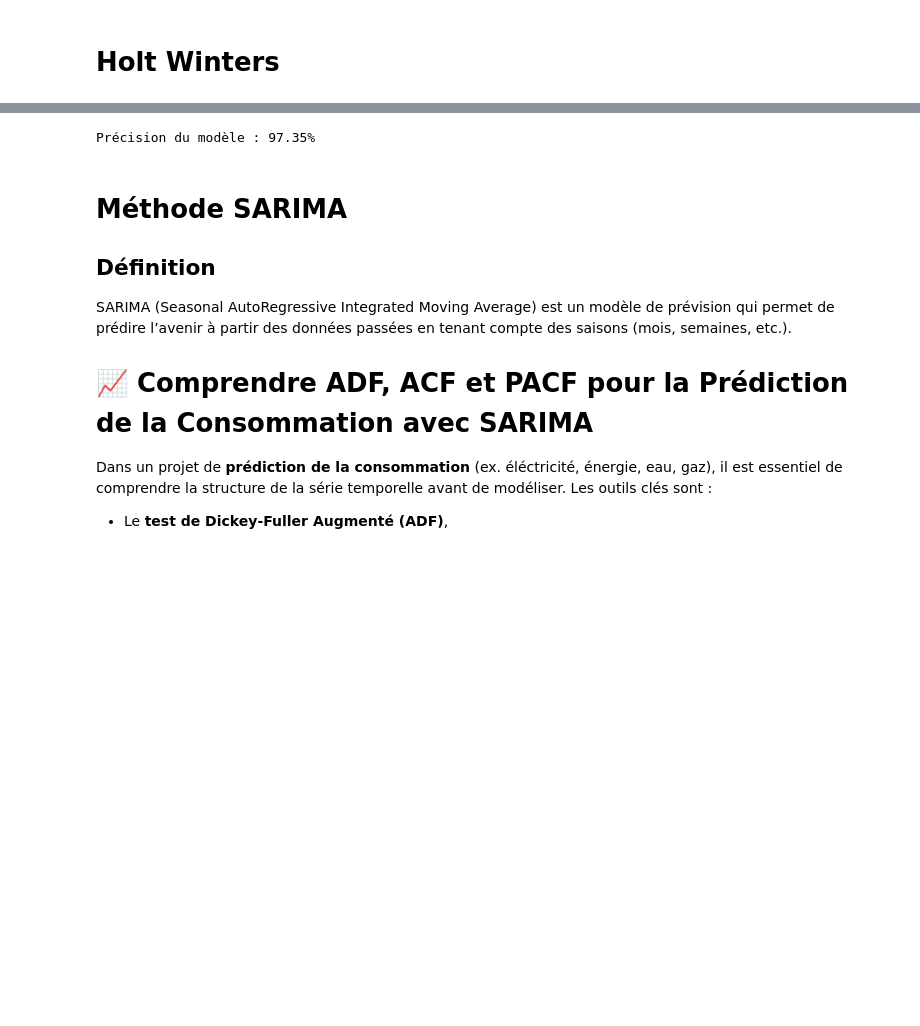
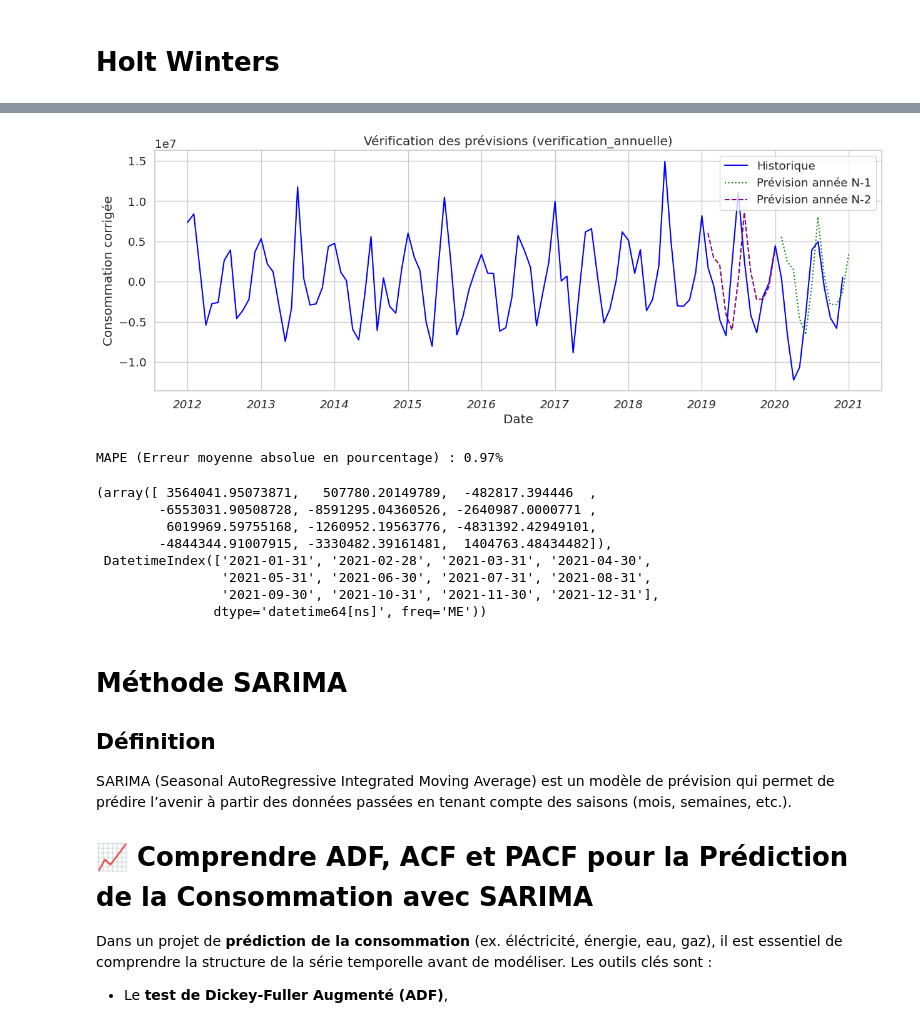
Before and after one commit to yassineBenHassoun/predict_electricity, a Jupyter notebook: app/yassine_benhassoun_p9.ipynb, the cells around one changed output, grey strips where cells are left out. Cells and saved outputs as stored; diff of their text form; code cells hidden in the pictures; blank space fills up the shorter version.

```diff
--- a/app/yassine_benhassoun_p9.ipynb
+++ b/app/yassine_benhassoun_p9.ipynb
@@ -850,13 +891,30 @@ plt.show()
 # %%
-# Valeurs réelles (à adapter selon ton cas)
-y_true = np.array([100, 120, 130, 110])
-# Valeurs prédites par Holt-Winters
-y_pred = np.array([98, 123, 128, 115])
+forecast_periods = 12
+dataHoltWinters = dataHoltWinters.sort_values("date")
+dataHoltWinters["date"] = pd.to_datetime(dataHoltWinters["date"])
 
-# Calcul du MAPE
-mape(y_true, y_pred)
+# 3. Séparer les données en historique + réel
+historical_df = dataHoltWinters.iloc[:-forecast_periods].copy()
+y_truth = dataHoltWinters.iloc[-forecast_periods:]["consommation_corrigees"].values
+
+holt_winters_forecast_plot(
+    df=dataHoltWinters,
+    forecast_periods=12,
+    suffix="verification_annuelle",
+    mode="verify",
+    y_true=y_truth
+)
 # %% [output]
+[figure, added]
-Précision du modèle : 97.35%
+MAPE (Erreur moyenne absolue en pourcentage) : 0.97%
+(array([ 3564041.95073871,   507780.20149789,  -482817.394446  ,
+        -6553031.90508728, -8591295.04360526, -2640987.0000771 ,
+         6019969.59755168, -1260952.19563776, -4831392.42949101,
+        -4844344.91007915, -3330482.39161481,  1404763.48434482]),
+ DatetimeIndex(['2021-01-31', '2021-02-28', '2021-03-31', '2021-04-30',
+                '2021-05-31', '2021-06-30', '2021-07-31', '2021-08-31',
+                '2021-09-30', '2021-10-31', '2021-11-30', '2021-12-31'],
+               dtype='datetime64[ns]', freq='ME'))
 # %% [markdown]
 # Méthode SARIMA
 
```
Also changed, not shown: parts of 20 cells of this notebook, 3 other files.
